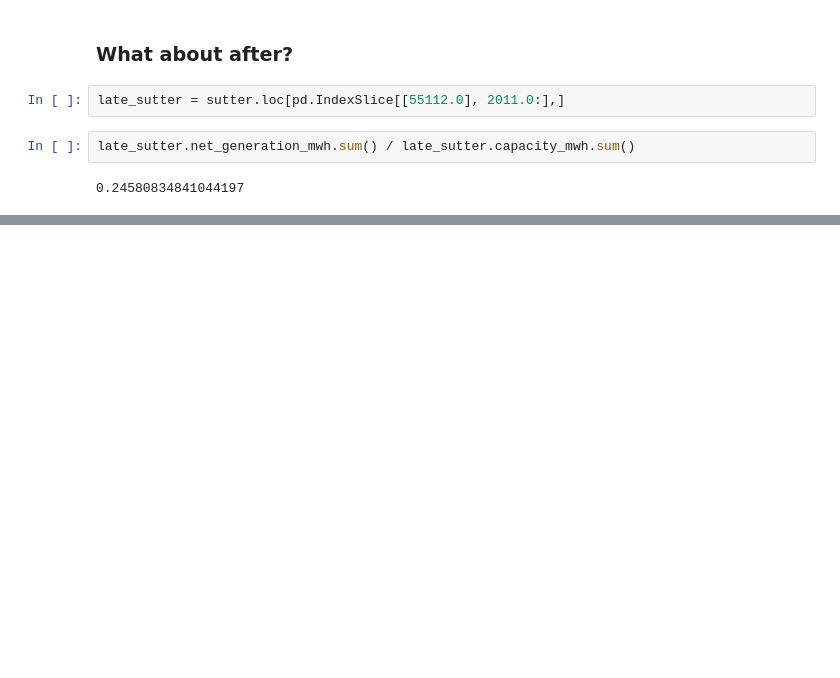
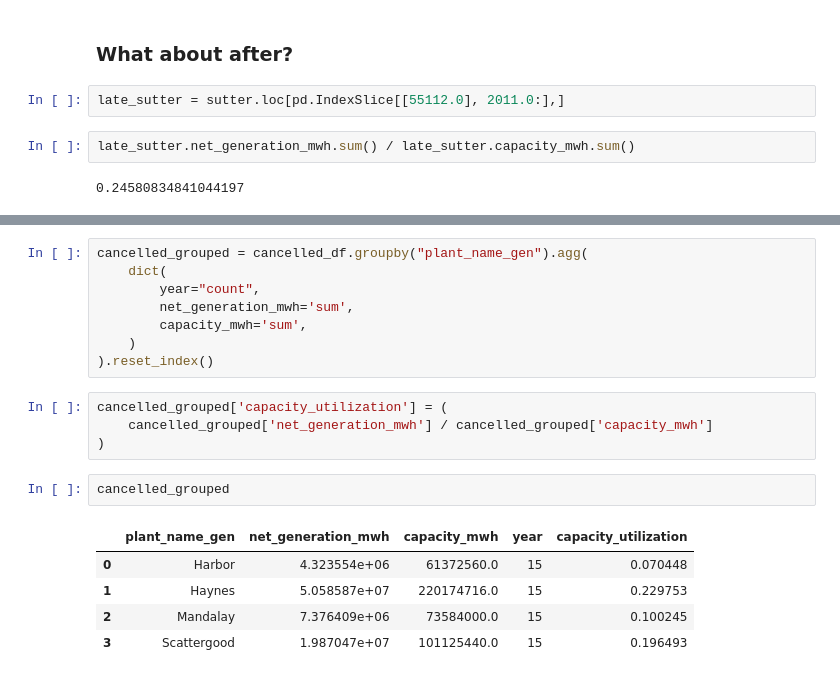
Before and after one commit to datadesk/california-electricity-capacity-analysis, a Jupyter notebook: analysis.ipynb, the cells around one changed output, grey strips where cells are left out. Saved outputs shown, nothing was run; the diff lists cells and outputs as text; blank space fills up the shorter version.

```diff
--- a/analysis.ipynb
+++ b/analysis.ipynb
@@ -321,0 +355,20 @@ late_sutter.net_generation_mwh.sum() / late_sutter.capacity_mwh.sum()
+# %%
+cancelled_grouped = cancelled_df.groupby("plant_name_gen").agg(
+    dict(
+        year="count",
+        net_generation_mwh='sum',
+        capacity_mwh='sum',
+    )
+).reset_index()
+# %%
+cancelled_grouped['capacity_utilization'] = (
+    cancelled_grouped['net_generation_mwh'] / cancelled_grouped['capacity_mwh']
+)
+# %%
+cancelled_grouped
+# %% [output]
+|  | plant_name_gen | net_generation_mwh | capacity_mwh | year | capacity_utilization |
+| 0 | Harbor | 4.323554e+06 | 61372560.0 | 15 | 0.070448 |
+| 1 | Haynes | 5.058587e+07 | 220174716.0 | 15 | 0.229753 |
+| 2 | Mandalay | 7.376409e+06 | 73584000.0 | 15 | 0.100245 |
+| 3 | Scattergood | 1.987047e+07 | 101125440.0 | 15 | 0.196493 |
```
Also changed, not shown: parts of 12 cells of this notebook, 1 other file.
